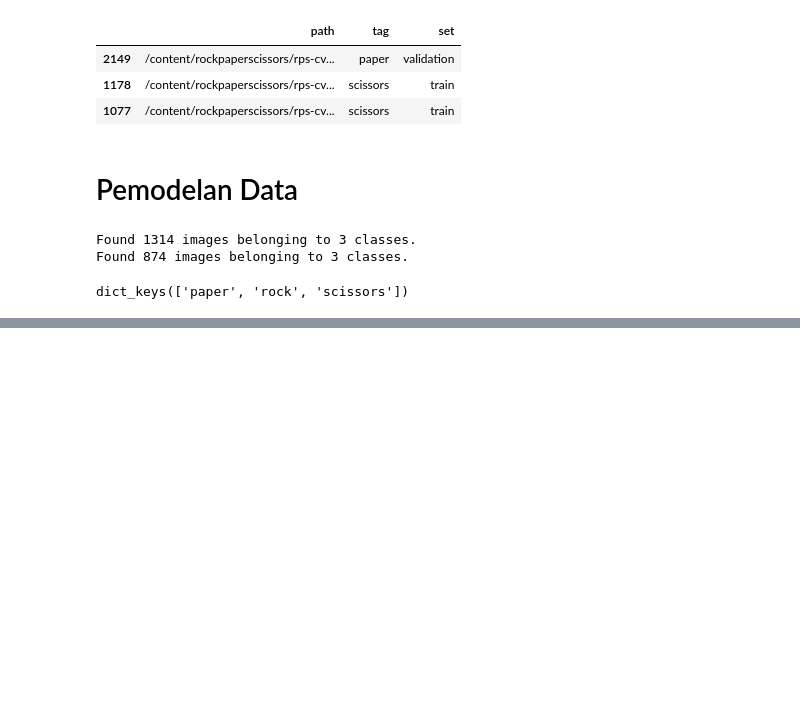
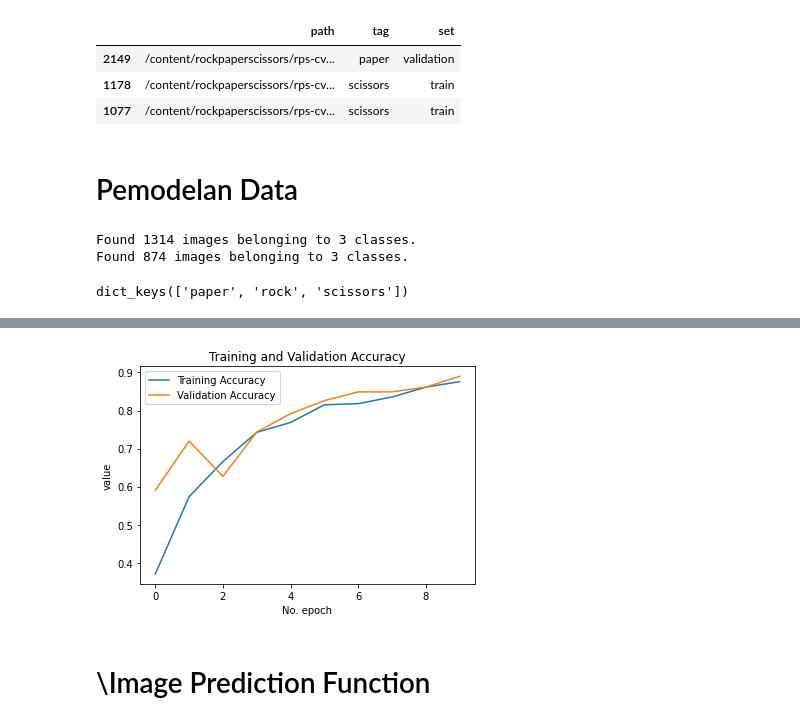
Before and after one commit to fahridika/DataScience, a Jupyter notebook: Klasifikasi_Gambar.ipynb, the cells around one changed output, grey strips where cells are left out. Drawn from its saved outputs; the diff is of its cells as text; code cells hidden in the pictures; blank space fills up the shorter version.

```diff
--- a/Klasifikasi_Gambar.ipynb
+++ b/Klasifikasi_Gambar.ipynb
@@ -186,3 +186,16 @@ Found 874 images belonging to 3 classes.
 print(labels)
 # %% [output]
 dict_keys(['paper', 'rock', 'scissors'])
+# %%
+def tf_data_generator(generator, input_shape):
+    num_class = generator.num_classes
+    tf_generator = tf.data.Dataset.from_generator(
+        lambda: generator,
+        output_types=(tf.float32, tf.float32),
+        output_shapes=([None
+                        , input_shape[0]
+                        , input_shape[1]
+                        , input_shape[2]]
+                       ,[None, num_class])
+    )
+    return tf_generator
@@ -188,0 +353,13 @@ dict_keys(['paper', 'rock', 'scissors'])
+# %%
+plt.plot(history.history['accuracy'], label='Training Accuracy')
+plt.plot(history.history['val_accuracy'], label='Validation Accuracy')
+plt.title('Training and Validation Accuracy')
+plt.ylabel('value')
+plt.xlabel('No. epoch')
+plt.legend(loc="upper left")
+plt.show()
+# %% [output]
+[figure, added]
+# %% [markdown]
+
+# \\Image Prediction Function
```
Also changed, not shown: parts of 16 cells of this notebook.
